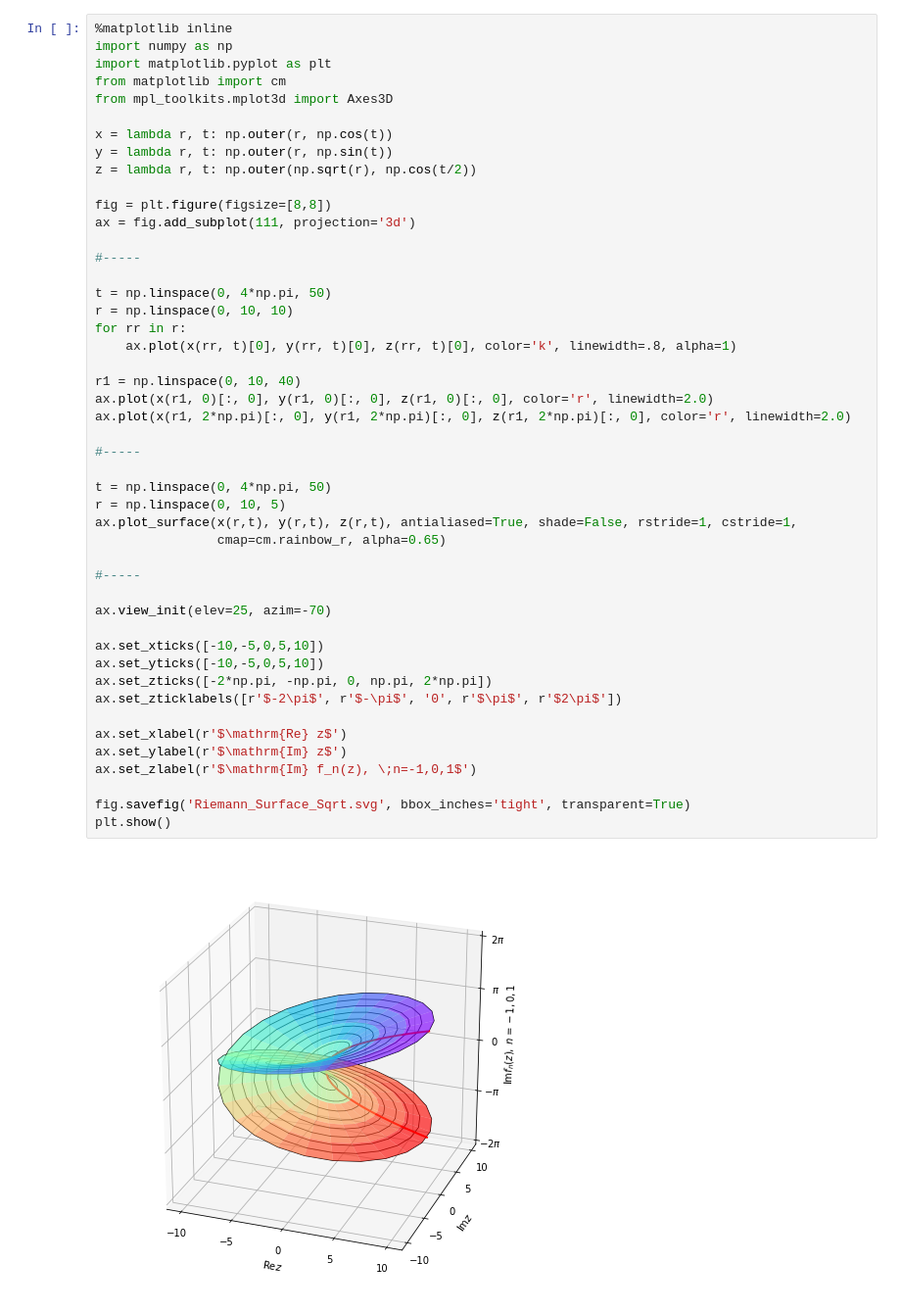
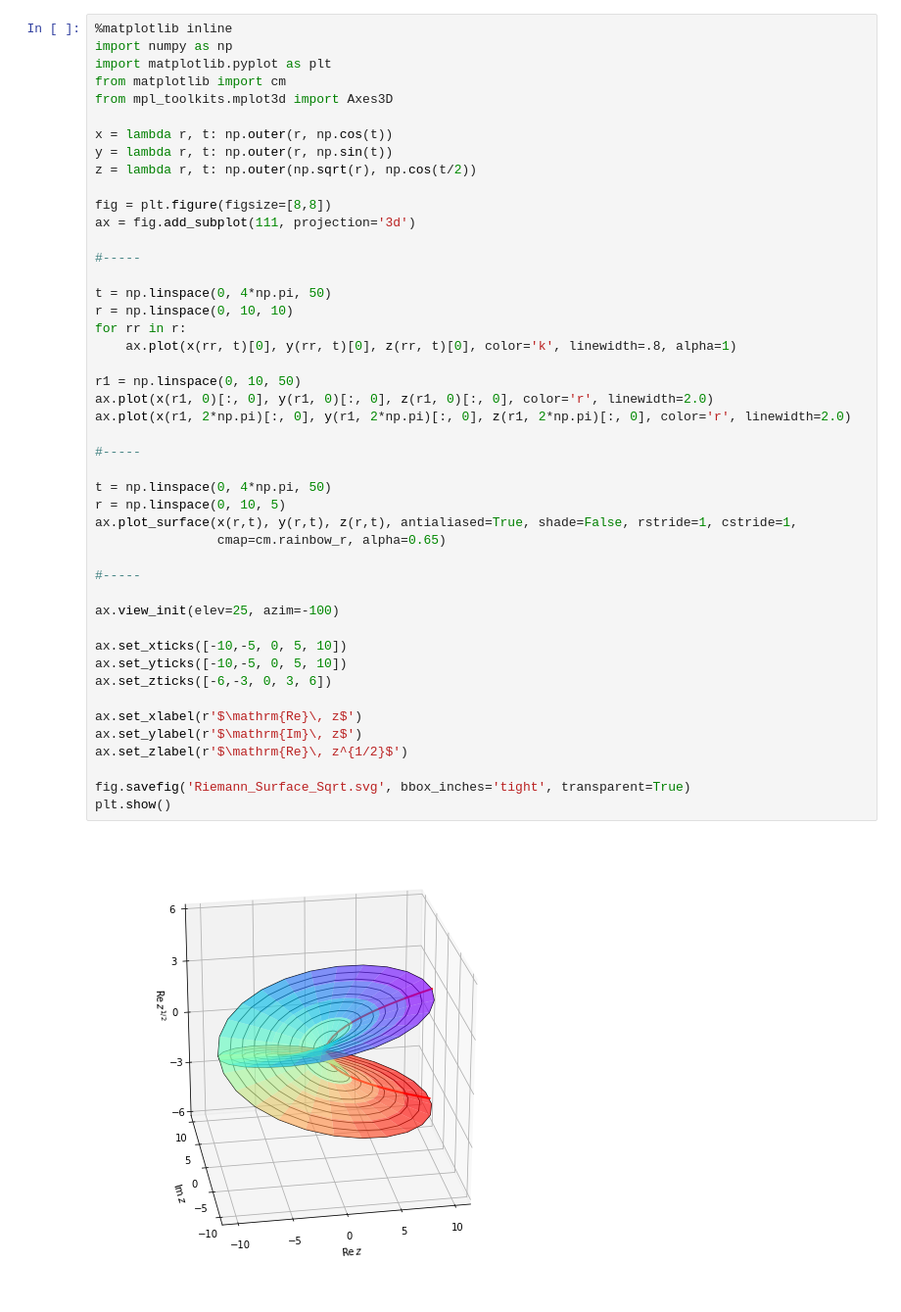
Before and after one commit to SeoulTechPSE/GradMath, a Jupyter notebook: codes/fig02_Riemann_Surface_Sqrt.ipynb, the cells around one changed output. Shown at 98% size. Saved outputs shown, nothing was run; the diff lists cells and outputs as text.

```diff
--- a/codes/fig02_Riemann_Surface_Sqrt.ipynb
+++ b/codes/fig02_Riemann_Surface_Sqrt.ipynb
@@ -10,40 +10,39 @@ y = lambda r, t: np.outer(r, np.sin(t))
 z = lambda r, t: np.outer(np.sqrt(r), np.cos(t/2))
 
 fig = plt.figure(figsize=[8,8])
 ax = fig.add_subplot(111, projection='3d')
 
 #-----
 
 t = np.linspace(0, 4*np.pi, 50)
 r = np.linspace(0, 10, 10)
 for rr in r:
     ax.plot(x(rr, t)[0], y(rr, t)[0], z(rr, t)[0], color='k', linewidth=.8, alpha=1)
 
-r1 = np.linspace(0, 10, 40)
+r1 = np.linspace(0, 10, 50)
 ax.plot(x(r1, 0)[:, 0], y(r1, 0)[:, 0], z(r1, 0)[:, 0], color='r', linewidth=2.0)
 ax.plot(x(r1, 2*np.pi)[:, 0], y(r1, 2*np.pi)[:, 0], z(r1, 2*np.pi)[:, 0], color='r', linewidth=2.0)
 
 #-----
 
 t = np.linspace(0, 4*np.pi, 50)
 r = np.linspace(0, 10, 5)
 ax.plot_surface(x(r,t), y(r,t), z(r,t), antialiased=True, shade=False, rstride=1, cstride=1,
                 cmap=cm.rainbow_r, alpha=0.65)
 
 #-----
 
-ax.view_init(elev=25, azim=-70)
+ax.view_init(elev=25, azim=-100)
 
-ax.set_xticks([-10,-5,0,5,10])
-ax.set_yticks([-10,-5,0,5,10])
-ax.set_zticks([-2*np.pi, -np.pi, 0, np.pi, 2*np.pi])
-ax.set_zticklabels([r'$-2\pi$', r'$-\pi$', '0', r'$\pi$', r'$2\pi$'])
+ax.set_xticks([-10,-5, 0, 5, 10])
+ax.set_yticks([-10,-5, 0, 5, 10])
+ax.set_zticks([-6,-3, 0, 3, 6])
 
-ax.set_xlabel(r'$\mathrm{Re} z$')
-ax.set_ylabel(r'$\mathrm{Im} z$')
-ax.set_zlabel(r'$\mathrm{Im} f_n(z), \;n=-1,0,1$')
+ax.set_xlabel(r'$\mathrm{Re}\, z$')
+ax.set_ylabel(r'$\mathrm{Im}\, z$')
+ax.set_zlabel(r'$\mathrm{Re}\, z^{1/2}$')
 
 fig.savefig('Riemann_Surface_Sqrt.svg', bbox_inches='tight', transparent=True)
 plt.show()
 # %% [output]
-[figure, old version]
+[figure, new version]
```
